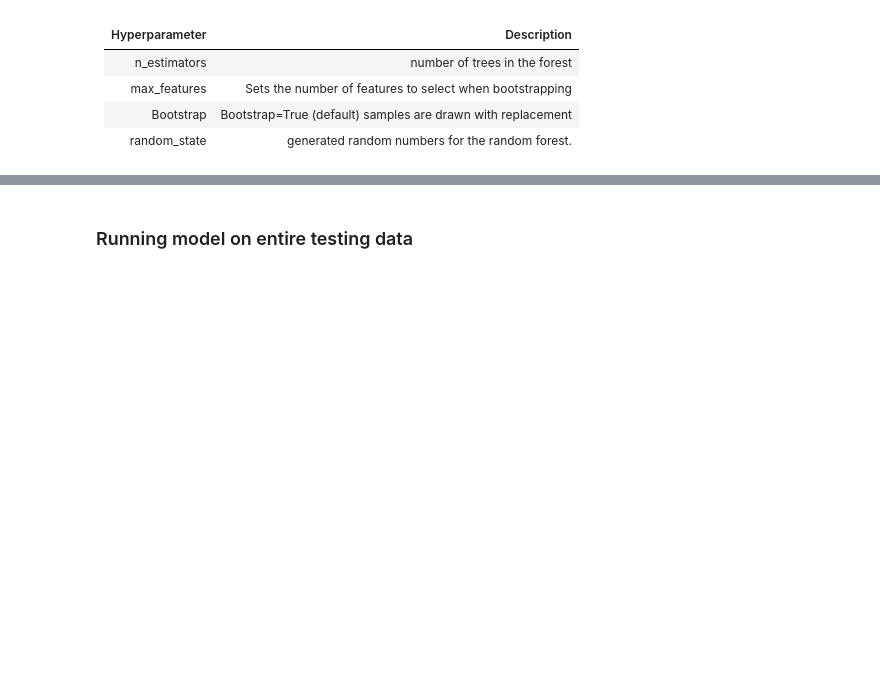
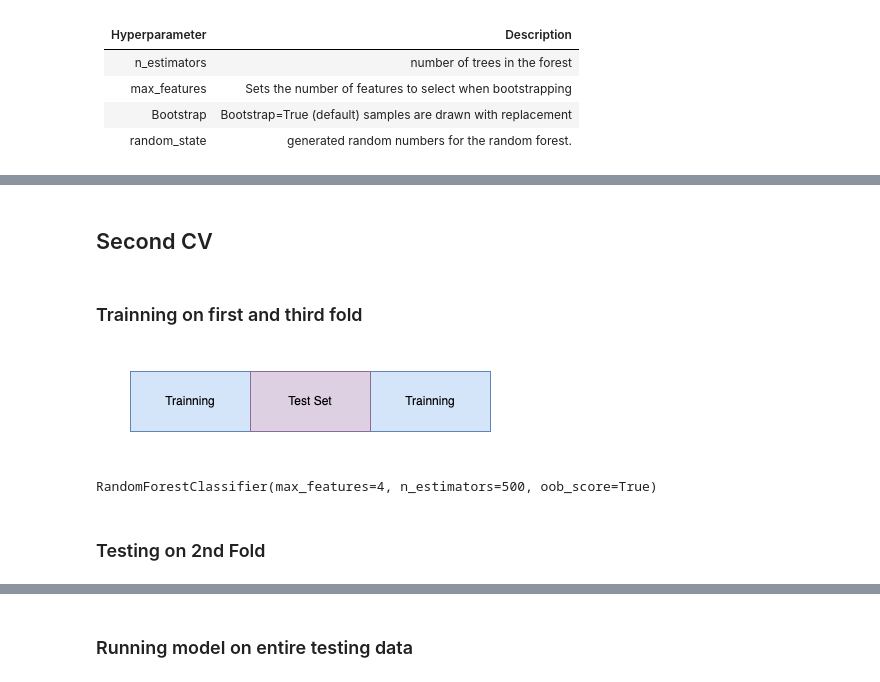
Before and after one commit to AlexHappyCode/AI-Ethics-Genetic-Data, a Jupyter notebook: HW3 - Random Forest Model.ipynb, the cells around one changed output, grey strips where cells are left out. Cells and saved outputs as stored; diff of their text form; code cells hidden in the pictures; blank space fills up the shorter version.

```diff
--- a/HW3 - Random Forest Model.ipynb
+++ b/HW3 - Random Forest Model.ipynb
@@ -168,0 +217,17 @@ RandomForestClassifier(max_features=2, n_estimators=500, oob_score=True)
+# %% [markdown]
+## Second CV
+# %% [markdown]
+### Trainning on first and third fold
+# %%
+display.Image('./second_cv.png')
+# %% [output]
+[figure, added]
+# %%
+''' Trainning on First and Third Folds '''
+x_train = pd.concat([first_third, third_third]).drop('Label', axis=1)
+y_train = pd.concat([first_third, third_third])['Label']
+model.fit(x_train, y_train)
+# %% [output]
+RandomForestClassifier(max_features=4, n_estimators=500, oob_score=True)
+# %% [markdown]
+### Testing on 2nd Fold
```
Also changed, not shown: parts of 72 cells of this notebook, 3 other files.
